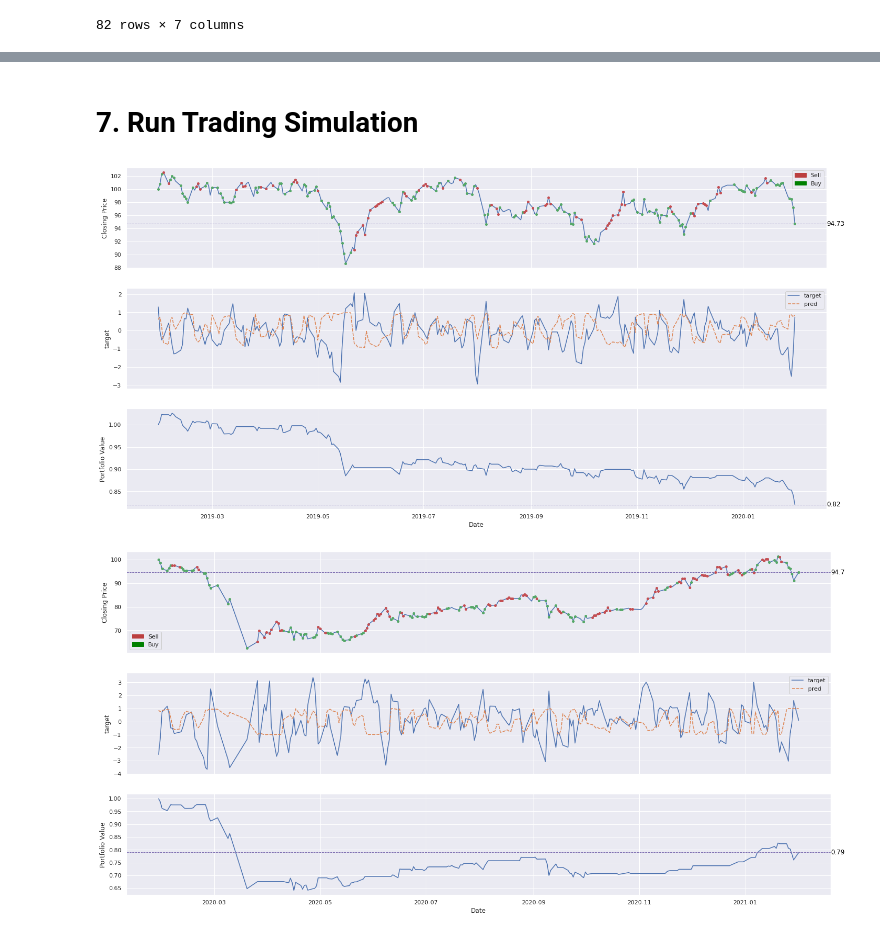
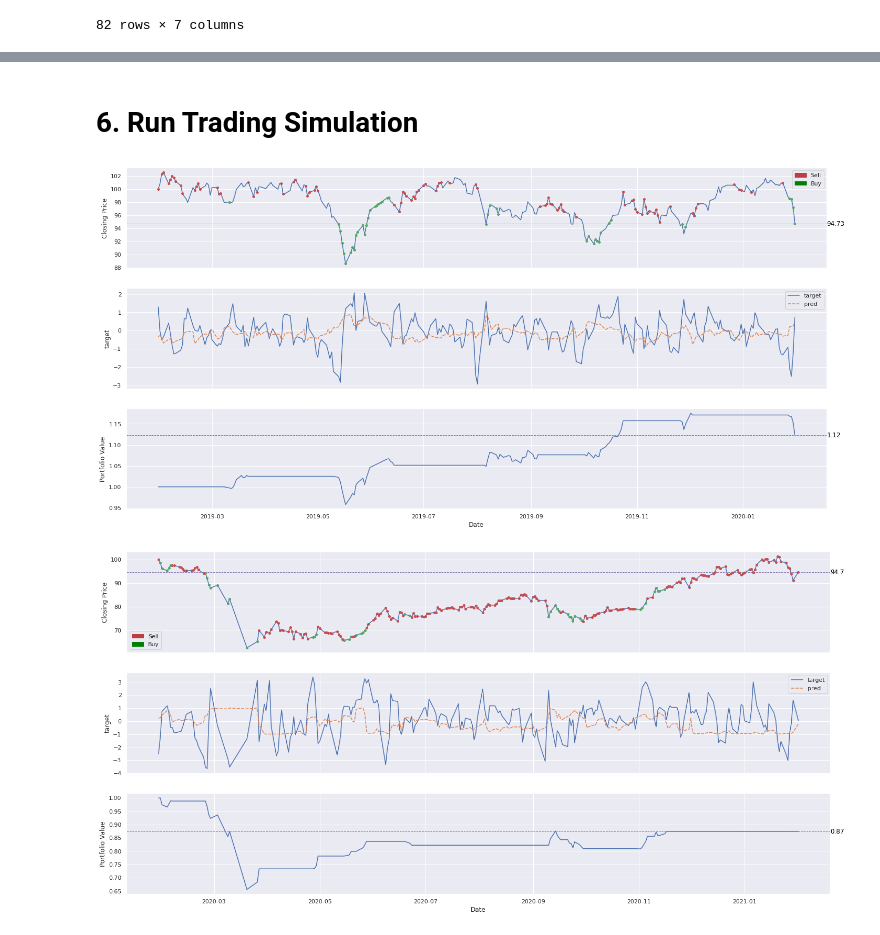
Before and after one commit to faisalrasbihan/gru-momentum-trading, a Jupyter notebook: gru9_momentum_trading_REGRESSION_F.ipynb, the cells around one changed output, grey strips where cells are left out. Saved outputs shown, nothing was run; the diff lists cells and outputs as text; code cells hidden in the pictures.

Commit message:
Set buy and sell threshold with 0.33 and 0.66 quantile respectively, simulate buy/hold/sell

```diff
--- a/gru9_momentum_trading_REGRESSION_F.ipynb
+++ b/gru9_momentum_trading_REGRESSION_F.ipynb
@@ -331,6 +347,13 @@ dates = df_train[(input_timesteps+output_timesteps-1):].index
 
 # Separate train and test data
 X_train, y_train = dp.generate_batch(df_train, input_timesteps, output_timesteps, input_variables, target_variables)
+######### DELETE LATER #########
+lower_thresh = np.quantile(y_train, 0.4)
+upper_thresh = np.quantile(y_train, 0.6)
+mask = (y_train < lower_thresh) | (y_train > upper_thresh)
+X_train = X_train[mask[:,0]]
+y_train = y_train[mask[:,0]]
+######### DELETE LATER #########
 X_test, y_test = dp.generate_batch(df_test, input_timesteps, output_timesteps, input_variables, target_variables)
 X_test2, y_test2 = dp.generate_batch(df_test2, input_timesteps, output_timesteps,  input_variables, target_variables)
 X_test3, y_test3 = dp.generate_batch(df_test3, input_timesteps, output_timesteps,  input_variables, target_variables)
@@ -345,7 +368,7 @@ model_name = 'gru7_oneoff_n{neurons}_{feature_count}var_span{span}_X1.hdf5'.form
                                                                                 span=span,
                                                                                 feature_count=len(input_variables))
 model_path = 'temp_model/{}'.format(model_name)
-mcp_save = ModelCheckpoint(model_path, save_best_only=True, monitor='val_loss', mode='min',verbose=1)
+mcp_save = ModelCheckpoint(model_path, save_best_only=True, monitor='val_loss', mode='min',verbose=2)
 
 history = model.fit(
     X_train,
@@ -484,0 +512,6 @@ weighted avg       0.61      0.57      0.58       264
+# %%
+fig = px.scatter(test_result, x="pred", y="true", color="squared_hinge",
+                 trendline="ols",
+                 title="Test Result",
+                 width=800, height=800, hover_data=["date_str"])
+fig.show()
@@ -485,5 +520,5 @@ weighted avg       0.61      0.57      0.58       264
 # %% [markdown]
-#  7. Run Trading Simulation
+#  6. Run Trading Simulation
 # %%
 def plot_returns(df):
     fig, ax = plt.subplots(3, 1, sharex=True, figsize=[24, 12])
@@ -531,16 +566,16 @@ res = df_test.merge(res, how='inner', left_index=True, right_index=True).copy()
 test_returns = tm.simulate_position(res,0.15,-0.3,buy_fee=0.0025,sell_fee=0.003)#dp.generate_returns(res)
 plot_returns(test_returns)
 # %% [output]
-[figure, old version]
+[figure, new version]
 # %%
 test_date2 = df_test2[(input_timesteps+output_timesteps-1):].index
 res = pd.DataFrame(test_date2)
 res['pred'] = test_result2['pred']
 res = res.set_index(['Date'])
 
 res = df_test2.merge(res, how='inner', left_index=True, right_index=True).copy()
 
-test_returns2 = tm.simulate_position(res,0.15,-0.2)#dp.generate_returns(res)
+test_returns2 = tm.simulate_position(res,lower_thresh,upper_thresh)#dp.generate_returns(res)
 plot_returns(test_returns2)
 # %% [output]
-[figure, old version]
+[figure, new version]
```
Also changed, not shown: parts of 31 cells of this notebook.
